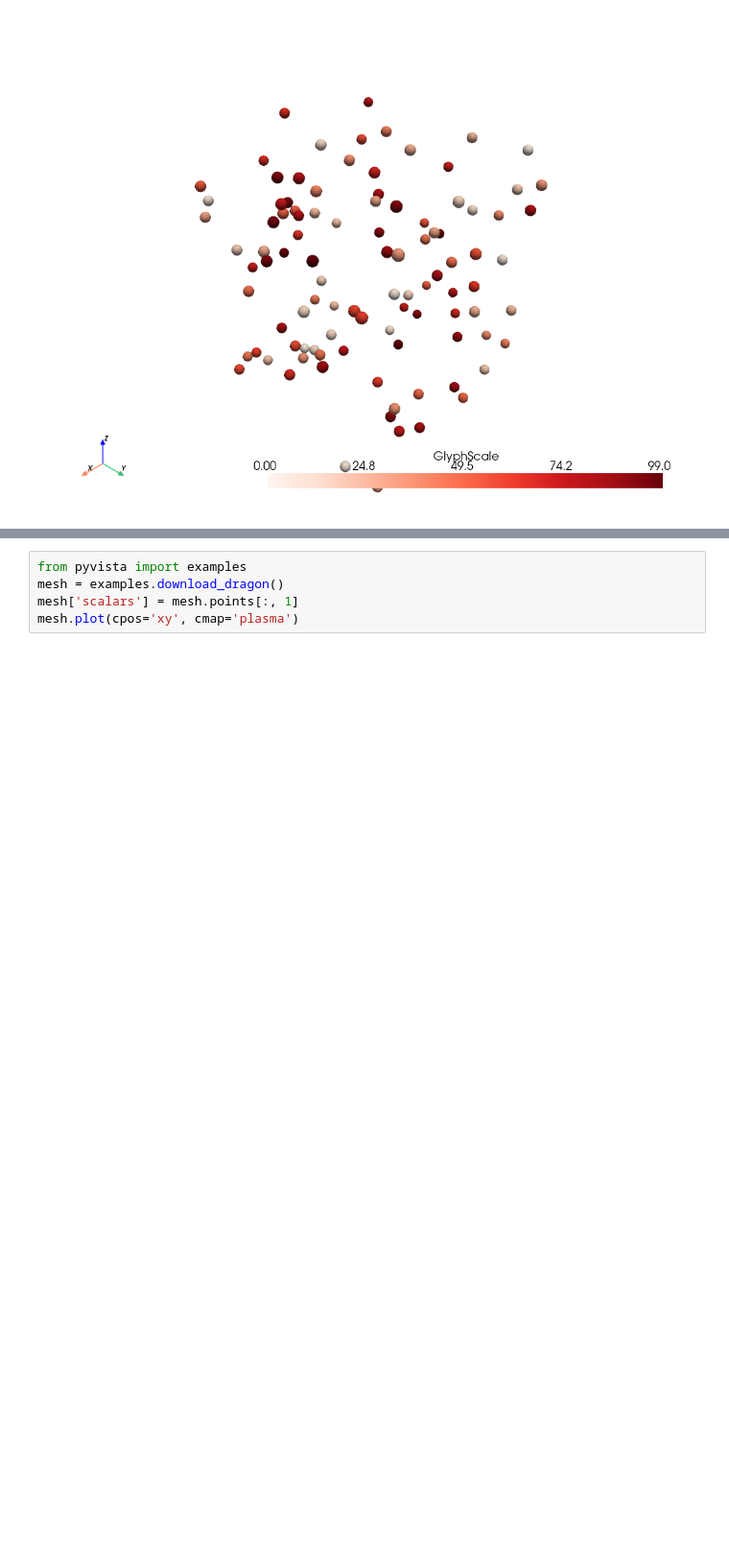
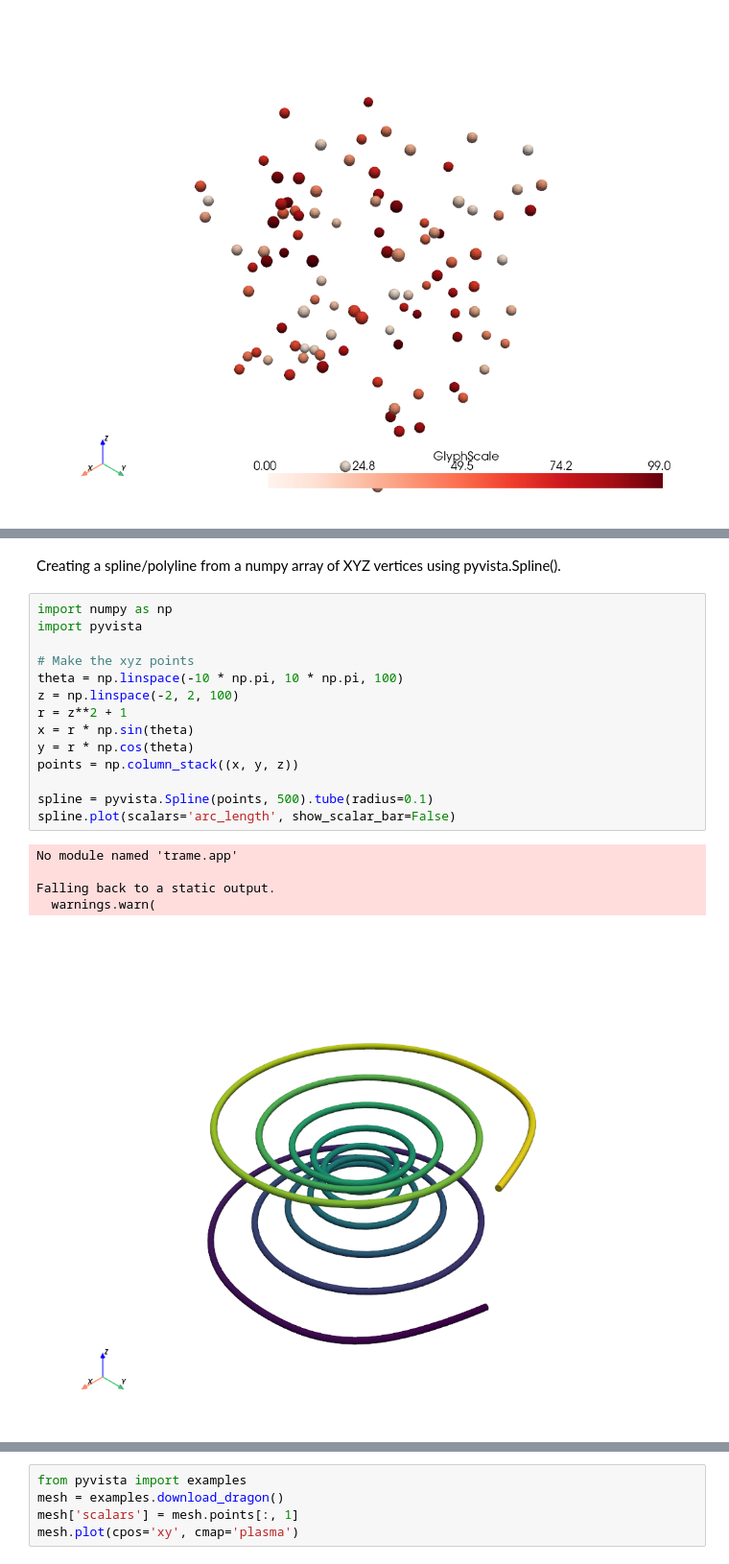
Before and after one commit to arpit-gaur06/exposition-psdv, a Jupyter notebook: posts/visualisation.ipynb, the cells around one changed output, grey strips where cells are left out. Shown at 96% size. Drawn from its saved outputs; the diff is of its cells as text; blank space fills up the shorter version.

```diff
--- a/posts/visualisation.ipynb
+++ b/posts/visualisation.ipynb
@@ -87,0 +120,22 @@ Falling back to a static output.
+# %% [markdown]
+Creating a spline/polyline from a numpy array of XYZ vertices using pyvista.Spline().
+# %%
+import numpy as np
+import pyvista
+
+# Make the xyz points
+theta = np.linspace(-10 * np.pi, 10 * np.pi, 100)
+z = np.linspace(-2, 2, 100)
+r = z**2 + 1
+x = r * np.sin(theta)
+y = r * np.cos(theta)
+points = np.column_stack((x, y, z))
+
+spline = pyvista.Spline(points, 500).tube(radius=0.1)
+spline.plot(scalars='arc_length', show_scalar_bar=False)
+# %% [output]
+No module named 'trame.app'
+
+Falling back to a static output.
+  warnings.warn(
+[figure, added]
```
Also changed, not shown: parts of 7 cells of this notebook.
